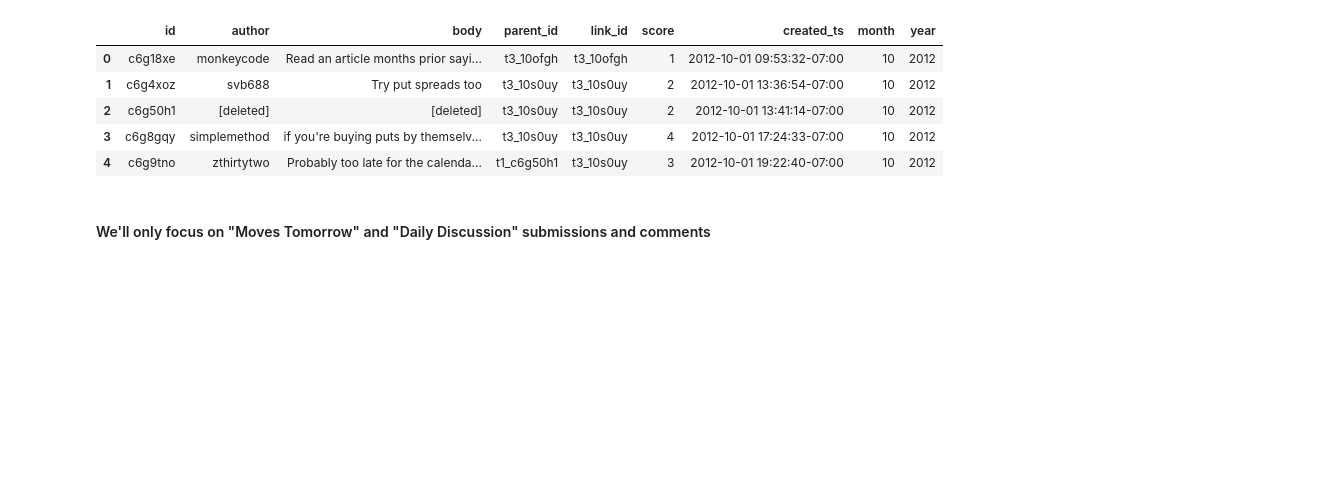
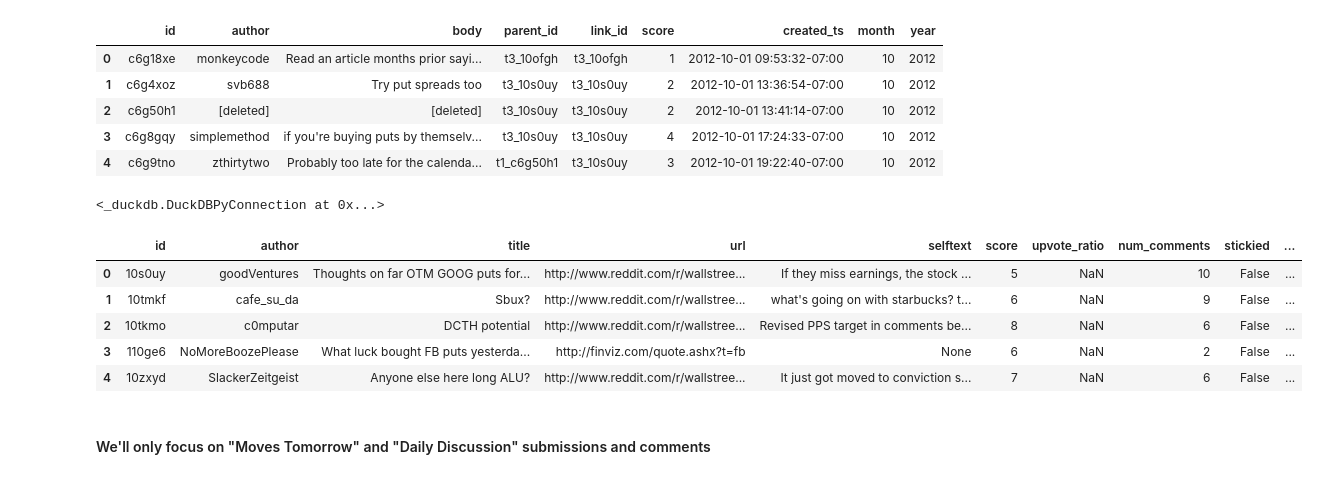
Before and after one commit to jfigge7/Efficient-Markets-ML-Explorer, a Jupyter notebook: API use script.ipynb, the cells around one changed output. Saved outputs shown, nothing was run; the diff lists cells and outputs as text; code cells hidden in the pictures; blank space fills up the shorter version.

```diff
--- a/API use script.ipynb
+++ b/API use script.ipynb
@@ -273,3 +288,22 @@ df
+# %%
+sql = f"""
+CREATE OR REPLACE VIEW comments AS
+SELECT * FROM read_parquet('{SUBMISSIONS}')
+"""
+con.execute(sql)
+# %% [output]
+<_duckdb.DuckDBPyConnection at 0x...>
+# %%
+df = con.execute(f"SELECT * FROM read_parquet('{SUBMISSIONS}') LIMIT 5").df()
+# %%
+df.head()
+# %% [output]
+|  | id | author | title | url | selftext | score | upvote_ratio | num_comments | stickied | ... |
+| 0 | 10s0uy | goodVentures | Thoughts on far OTM GOOG puts for... | http://www.reddit.com/r/wallstree... | If they miss earnings, the stock ... | 5 | NaN | 10 | False | ... |
+| 1 | 10tmkf | cafe_su_da | Sbux? | http://www.reddit.com/r/wallstree... | what's going on with starbucks? t... | 6 | NaN | 9 | False | ... |
+| 2 | 10tkmo | c0mputar | DCTH potential | http://www.reddit.com/r/wallstree... | Revised PPS target in comments be... | 8 | NaN | 6 | False | ... |
+| 3 | 110ge6 | NoMoreBoozePlease | What luck bought FB puts yesterda... | http://finviz.com/quote.ashx?t=fb | None | 6 | NaN | 2 | False | ... |
+| 4 | 10zxyd | SlackerZeitgeist | Anyone else here long ALU? | http://www.reddit.com/r/wallstree... | It just got moved to conviction s... | 7 | NaN | 6 | False | ... |
 # %% [markdown]
 #### We'll only focus on "Moves Tomorrow" and "Daily Discussion" submissions and comments
 # %%
```
Also changed, not shown: parts of 6 cells of this notebook, 4 other files.
